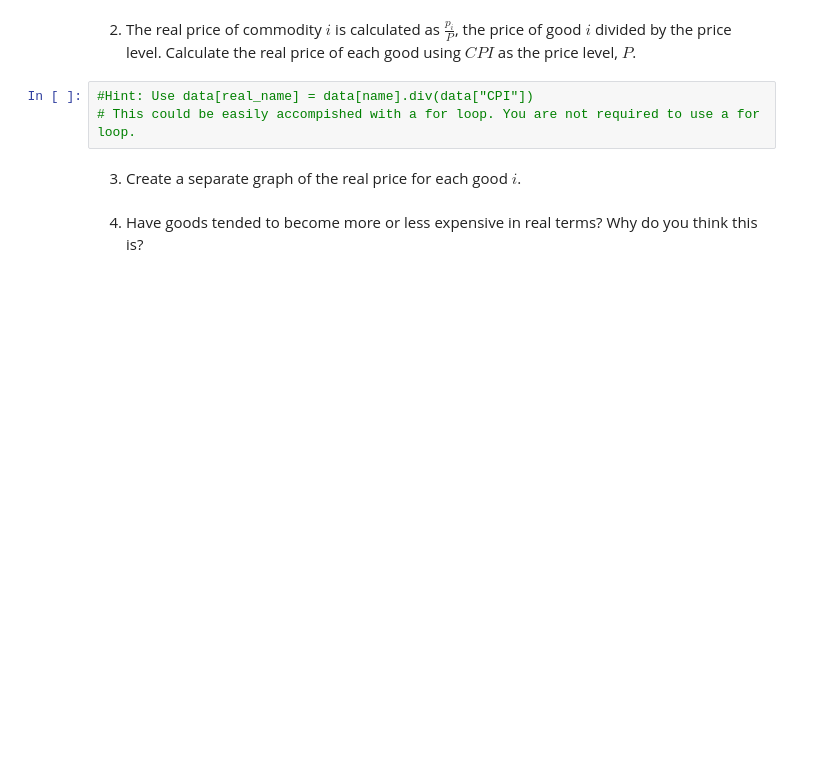
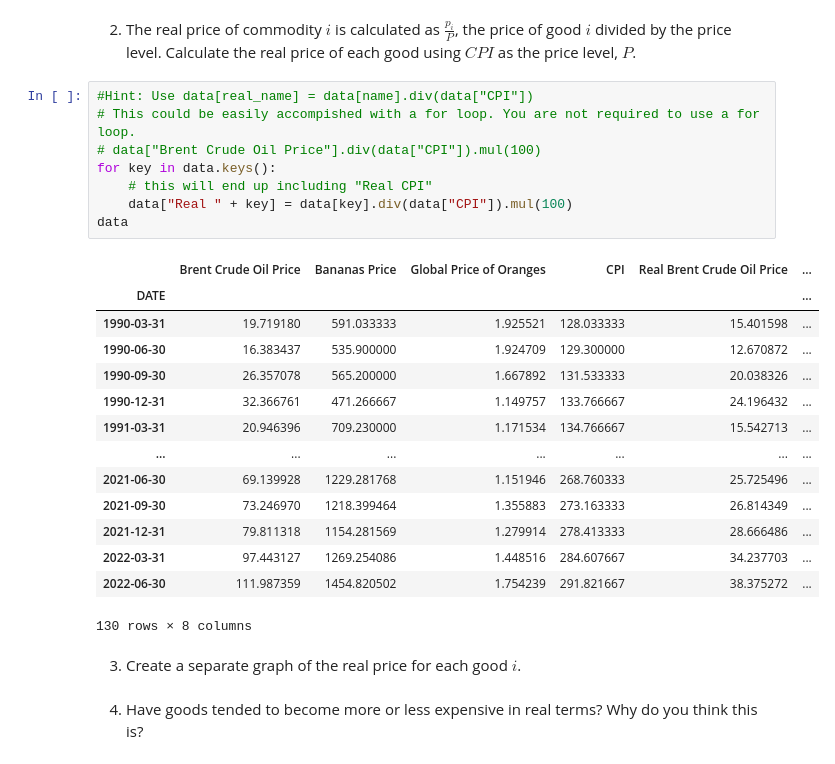
Before and after one commit to jlcatonjr/Macroeconomics-Growth-and-Monetary-Equilibrium, a Jupyter notebook: Data Homework Assignments/Data Homework - Chapter 3.ipynb, the cells around one changed output. Cells and saved outputs as stored; diff of their text form; blank space fills up the shorter version.

```diff
--- a/Data Homework Assignments/Data Homework - Chapter 3.ipynb
+++ b/Data Homework Assignments/Data Homework - Chapter 3.ipynb
@@ -63,6 +74,26 @@ from datlib.plots import *
 # %%
 #Hint: Use data[real_name] = data[name].div(data["CPI"])
 # This could be easily accompished with a for loop. You are not required to use a for loop.
+# data["Brent Crude Oil Price"].div(data["CPI"]).mul(100)
+for key in data.keys():
+    # this will end up including "Real CPI"
+    data["Real " + key] = data[key].div(data["CPI"]).mul(100)
+data
+# %% [output]
+|  | Brent Crude Oil Price | Bananas Price | Global Price of Oranges | CPI | Real Brent Crude Oil Price | ... |
+| DATE |  |  |  |  |  | ... |
+| 1990-03-31 | 19.719180 | 591.033333 | 1.925521 | 128.033333 | 15.401598 | ... |
+| 1990-06-30 | 16.383437 | 535.900000 | 1.924709 | 129.300000 | 12.670872 | ... |
+| 1990-09-30 | 26.357078 | 565.200000 | 1.667892 | 131.533333 | 20.038326 | ... |
+| 1990-12-31 | 32.366761 | 471.266667 | 1.149757 | 133.766667 | 24.196432 | ... |
+| 1991-03-31 | 20.946396 | 709.230000 | 1.171534 | 134.766667 | 15.542713 | ... |
+| ... | ... | ... | ... | ... | ... | ... |
+| 2021-06-30 | 69.139928 | 1229.281768 | 1.151946 | 268.760333 | 25.725496 | ... |
+| 2021-09-30 | 73.246970 | 1218.399464 | 1.355883 | 273.163333 | 26.814349 | ... |
+| 2021-12-31 | 79.811318 | 1154.281569 | 1.279914 | 278.413333 | 28.666486 | ... |
+| 2022-03-31 | 97.443127 | 1269.254086 | 1.448516 | 284.607667 | 34.237703 | ... |
+| 2022-06-30 | 111.987359 | 1454.820502 | 1.754239 | 291.821667 | 38.375272 | ... |
+130 rows × 8 columns
 # %% [markdown]
 3. Create a separate graph of the real price for each good $i$.
 # %% [markdown]
```
Also changed, not shown: parts of 3 cells of this notebook.
